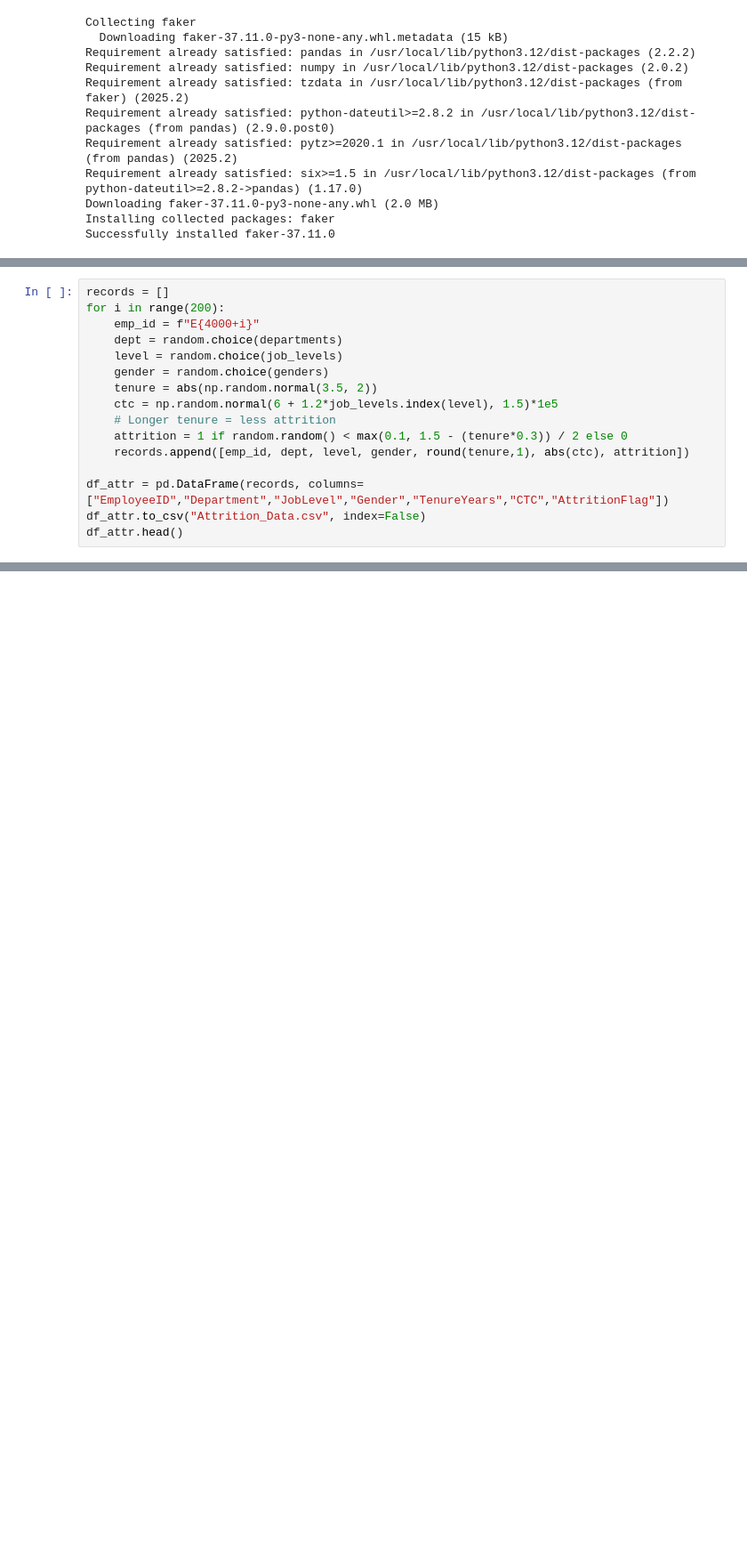
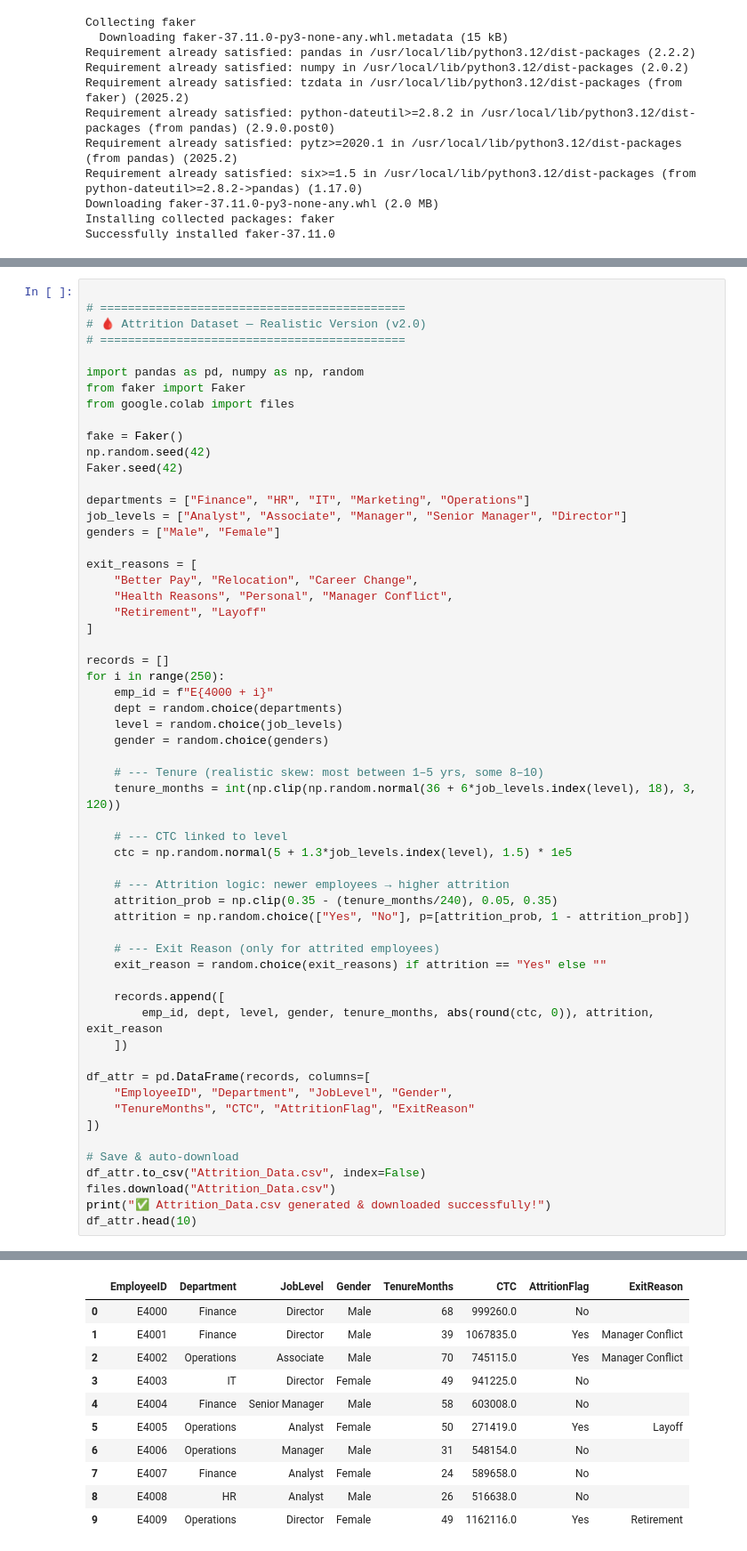
Before and after one commit to AMBOT-pixel96/hr-tech-portfolio, a Jupyter notebook: people_analytics/HR_DataForge.ipynb, the cells around one changed output, grey strips where cells are left out. Shown: that part at 89% size. Drawn from its saved outputs; the diff is of its cells as text; blank space fills up the shorter version.

```diff
--- a/people_analytics/HR_DataForge.ipynb
+++ b/people_analytics/HR_DataForge.ipynb
@@ -109,16 +108,0 @@ df_comp.head()
-# %%
-records = []
-for i in range(200):
-    emp_id = f"E{4000+i}"
-    dept = random.choice(departments)
-    level = random.choice(job_levels)
-    gender = random.choice(genders)
-    tenure = abs(np.random.normal(3.5, 2))
-    ctc = np.random.normal(6 + 1.2*job_levels.index(level), 1.5)*1e5
-    # Longer tenure = less attrition
-    attrition = 1 if random.random() < max(0.1, 1.5 - (tenure*0.3)) / 2 else 0
-    records.append([emp_id, dept, level, gender, round(tenure,1), abs(ctc), attrition])
-
-df_attr = pd.DataFrame(records, columns=["EmployeeID","Department","JobLevel","Gender","TenureYears","CTC","AttritionFlag"])
-df_attr.to_csv("Attrition_Data.csv", index=False)
-df_attr.head()
@@ -131,0 +109,59 @@ df_attr.head()
+# %%
+
+# ============================================
+# 🩸 Attrition Dataset — Realistic Version (v2.0)
+# ============================================
+
+import pandas as pd, numpy as np, random
+from faker import Faker
+from google.colab import files
+
+fake = Faker()
+np.random.seed(42)
+Faker.seed(42)
+
+departments = ["Finance", "HR", "IT", "Marketing", "Operations"]
+job_levels = ["Analyst", "Associate", "Manager", "Senior Manager", "Director"]
+genders = ["Male", "Female"]
+
+exit_reasons = [
+    "Better Pay", "Relocation", "Career Change",
+    "Health Reasons", "Personal", "Manager Conflict",
+    "Retirement", "Layoff"
+]
+
+records = []
+for i in range(250):
+    emp_id = f"E{4000 + i}"
+    dept = random.choice(departments)
+    level = random.choice(job_levels)
+    gender = random.choice(genders)
+
+    # --- Tenure (realistic skew: most between 1–5 yrs, some 8–10)
+    tenure_months = int(np.clip(np.random.normal(36 + 6*job_levels.index(level), 18), 3, 120))
+
+    # --- CTC linked to level
+    ctc = np.random.normal(5 + 1.3*job_levels.index(level), 1.5) * 1e5
+
+    # --- Attrition logic: newer employees → higher attrition
+    attrition_prob = np.clip(0.35 - (tenure_months/240), 0.05, 0.35)
+    attrition = np.random.choice(["Yes", "No"], p=[attrition_prob, 1 - attrition_prob])
+
+    # --- Exit Reason (only for attrited employees)
+    exit_reason = random.choice(exit_reasons) if attrition == "Yes" else ""
+
+    records.append([
+        emp_id, dept, level, gender, tenure_months, abs(round(ctc, 0)), attrition, exit_reason
+    ])
+
+df_attr = pd.DataFrame(records, columns=[
+    "EmployeeID", "Department", "JobLevel", "Gender",
+    "TenureMonths", "CTC", "AttritionFlag", "ExitReason"
+])
+
+# Save & auto-download
+df_attr.to_csv("Attrition_Data.csv", index=False)
+files.download("Attrition_Data.csv")
+print("✅ Attrition_Data.csv generated & downloaded successfully!")
+df_attr.head(10)
+# %% [output]
@@ -132 +171,12 @@ df_attr.head()
+|  | EmployeeID | Department | JobLevel | Gender | TenureMonths | CTC | AttritionFlag | ExitReason |
+| 0 | E4000 | Finance | Director | Male | 68 | 999260.0 | No |  |
+| 1 | E4001 | Finance | Director | Male | 39 | 1067835.0 | Yes | Manager Conflict |
+| 2 | E4002 | Operations | Associate | Male | 70 | 745115.0 | Yes | Manager Conflict |
+| 3 | E4003 | IT | Director | Female | 49 | 941225.0 | No |  |
+| 4 | E4004 | Finance | Senior Manager | Male | 58 | 603008.0 | No |  |
+| 5 | E4005 | Operations | Analyst | Female | 50 | 271419.0 | Yes | Layoff |
+| 6 | E4006 | Operations | Manager | Male | 31 | 548154.0 | No |  |
+| 7 | E4007 | Finance | Analyst | Female | 24 | 589658.0 | No |  |
+| 8 | E4008 | HR | Analyst | Male | 26 | 516638.0 | No |  |
+| 9 | E4009 | Operations | Director | Female | 49 | 1162116.0 | Yes | Retirement |
 # %%
```
Also changed, not shown: parts of 6 cells of this notebook.
